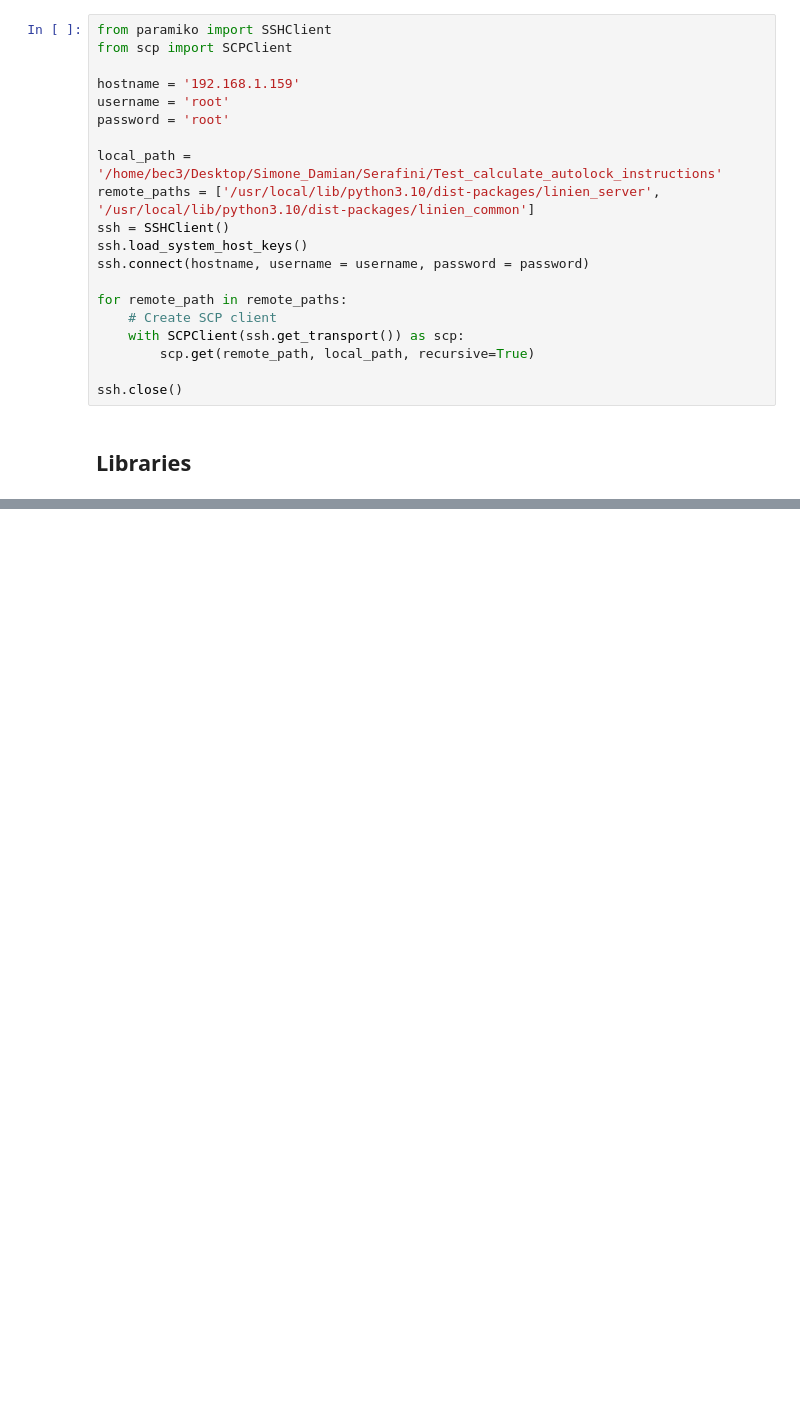
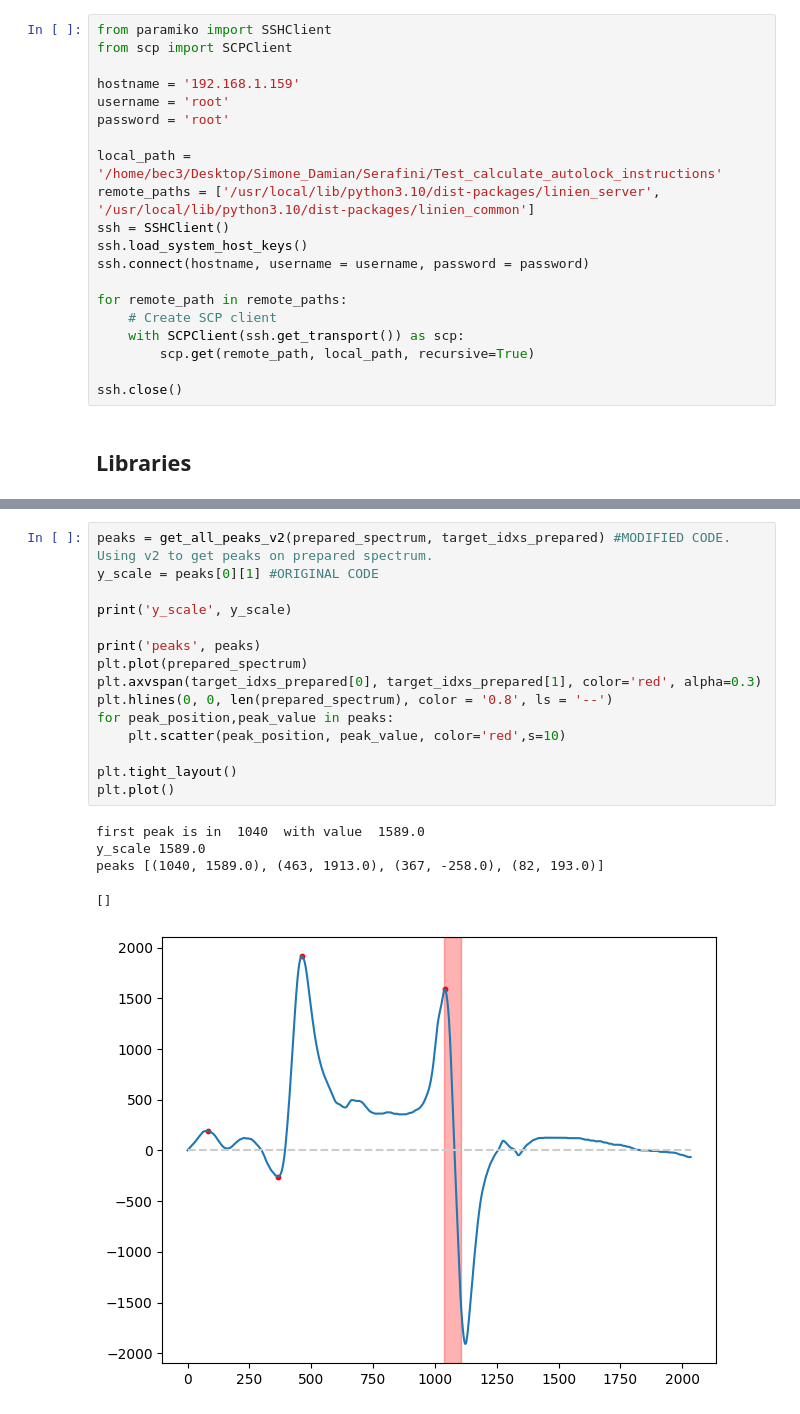
Before and after one commit to jack00look/RP_Spectroscopy, a Jupyter notebook: Test_calculate_autolock_instructions/Simulation_calculate_autolock_instructions.ipynb, the cells around one changed output, grey strips where cells are left out. Saved outputs shown, nothing was run; the diff lists cells and outputs as text; blank space fills up the shorter version.

```diff
--- a/Test_calculate_autolock_instructions/Simulation_calculate_autolock_instructions.ipynb
+++ b/Test_calculate_autolock_instructions/Simulation_calculate_autolock_instructions.ipynb
@@ -163,0 +238,21 @@ axs[1].set_title('Spectra with lock region after cropping, zoomed in')
+# %%
+peaks = get_all_peaks_v2(prepared_spectrum, target_idxs_prepared) #MODIFIED CODE. Using v2 to get peaks on prepared spectrum.
+y_scale = peaks[0][1] #ORIGINAL CODE
+
+print('y_scale', y_scale)
+
+print('peaks', peaks)
+plt.plot(prepared_spectrum)
+plt.axvspan(target_idxs_prepared[0], target_idxs_prepared[1], color='red', alpha=0.3)
+plt.hlines(0, 0, len(prepared_spectrum), color = '0.8', ls = '--')
+for peak_position,peak_value in peaks:
+    plt.scatter(peak_position, peak_value, color='red',s=10)
+
+plt.tight_layout()
+plt.plot()
+# %% [output]
+first peak is in  1040  with value  1589.0
+y_scale 1589.0
+peaks [(1040, 1589.0), (463, 1913.0), (367, -258.0), (82, 193.0)]
+[]
+[figure, added]
```
Also changed, not shown: parts of 8 cells of this notebook, 7 other files.
